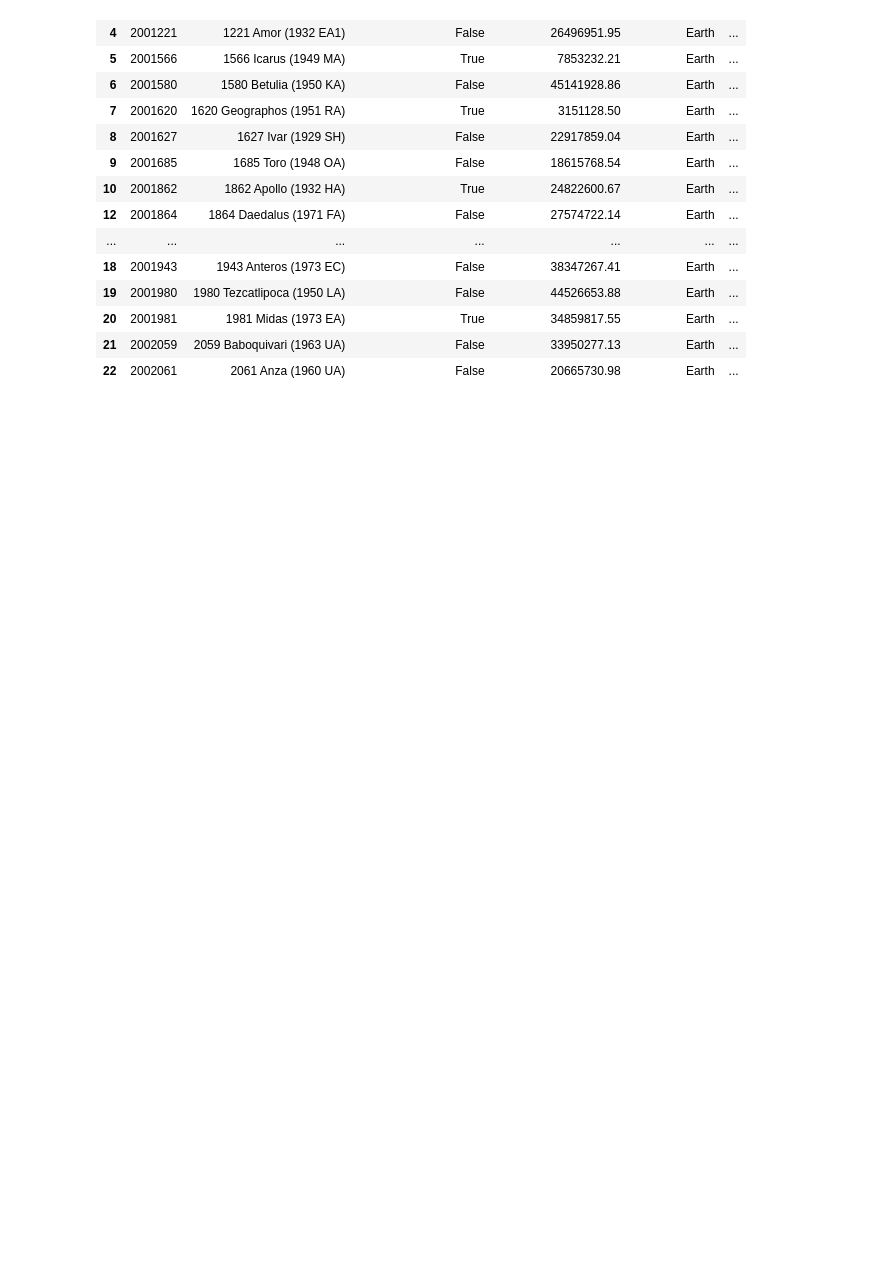
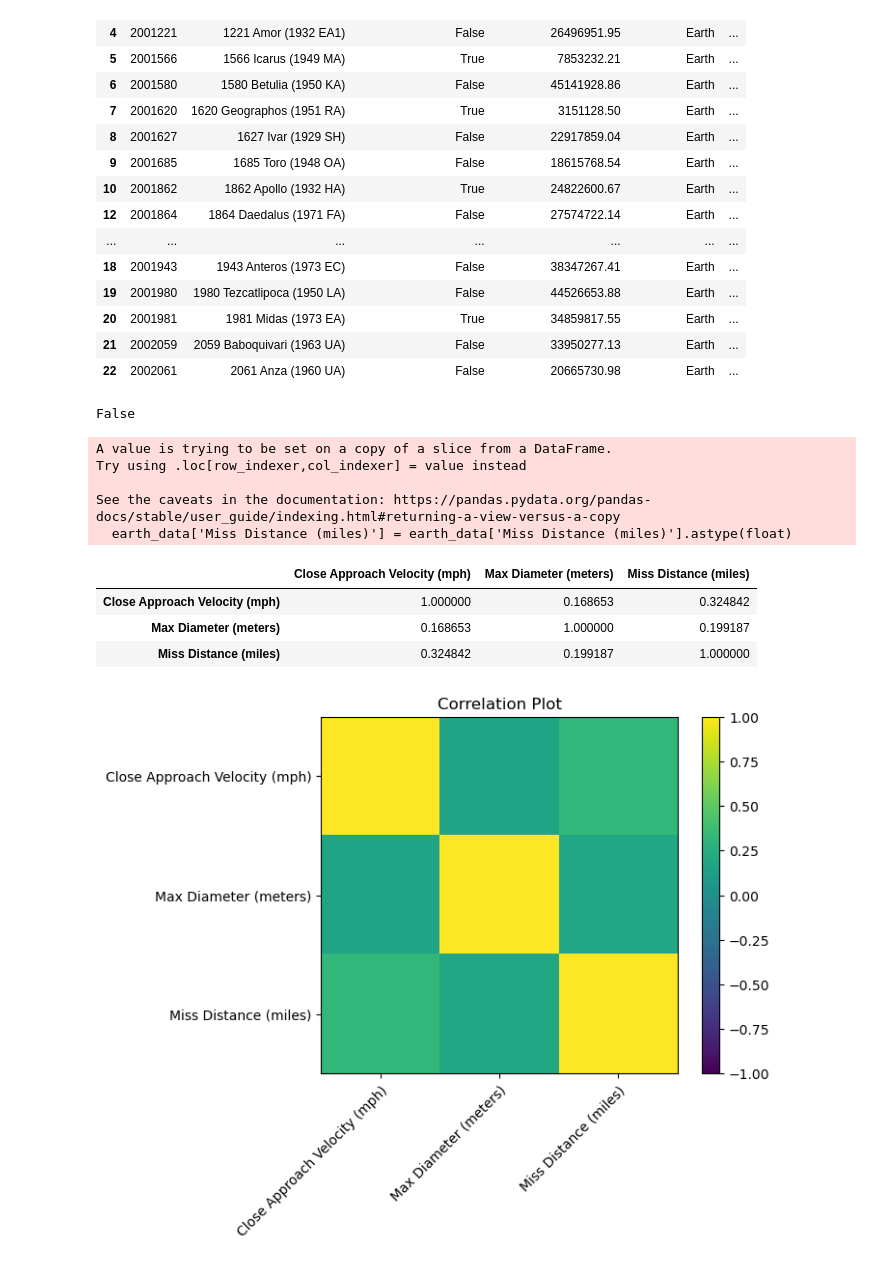
Before and after one commit to Bulaque/Team-2, a Jupyter notebook: Nasa_Analysis.ipynb, the cells around one changed output. Cells and saved outputs as stored; diff of their text form; code cells hidden in the pictures; blank space fills up the shorter version.

Commit message:
add new codes for cleaning, graphs, models

```diff
--- a/Nasa_Analysis.ipynb
+++ b/Nasa_Analysis.ipynb
@@ -123,0 +113,58 @@ earth_data.head(20)
+# %%
+##---- Checking for NaN values in the entire DataFrame
+print(earth_data.isna().any().any()) # no NaN values in the entire earth_data dataset
+# %% [output]
+False
+# %%
+##---- Change the data type of distance variable from string to float
+
+# In the above dataframe (earth_data), the data type of distance is string (I think it's because we used the format function),
+# so, to run any analysis, the datatype of the distance should be changed to float, so I ran the below code.
+earth_data['Miss Distance (miles)'] = earth_data['Miss Distance (miles)'].astype(float)
+# %% [output]
+A value is trying to be set on a copy of a slice from a DataFrame.
+Try using .loc[row_indexer,col_indexer] = value instead
+
+See the caveats in the documentation: https://pandas.pydata.org/pandas-docs/stable/user_guide/indexing.html#returning-a-view-versus-a-copy
+  earth_data['Miss Distance (miles)'] = earth_data['Miss Distance (miles)'].astype(float)
+# %%
+##---- Calculated correlations between three numeric variables of interest to check collinearity (i.e.higly correlated predictors)
+
+# Select the columns of interest
+selected_columns = ['Close Approach Velocity (mph)', 'Max Diameter (meters)', 'Miss Distance (miles)']
+
+# Extract the relevant data
+selected_data = earth_data[selected_columns]
+
+# Calculate the correlation matrix
+correlation_matrix = selected_data.corr()
+correlation_matrix
+# %% [output]
+|  | Close Approach Velocity (mph) | Max Diameter (meters) | Miss Distance (miles) |
+| Close Approach Velocity (mph) | 1.000000 | 0.168653 | 0.324842 |
+| Max Diameter (meters) | 0.168653 | 1.000000 | 0.199187 |
+| Miss Distance (miles) | 0.324842 | 0.199187 | 1.000000 |
+# %%
+##---- correlation plots among the 3 predictors in our model (velocity, diameter, distance)
+##---- seems like there might not be strong correlations between predictors, which is good! :)
+# Create a figure and axis
+fig, ax = plt.subplots()
+
+# Create a correlation plot using Matplotlib's imshow function
+cax = ax.imshow(correlation_matrix, cmap='viridis', vmin=-1, vmax=1)
+
+# Add colorbar
+cbar = fig.colorbar(cax)
+
+# Set the labels and title
+ax.set_xticks(np.arange(len(selected_columns)))
+ax.set_yticks(np.arange(len(selected_columns)))
+ax.set_xticklabels(selected_columns)
+ax.set_yticklabels(selected_columns)
+plt.setp(ax.get_xticklabels(), rotation=45, ha="right", rotation_mode="anchor")
+ax.set_title('Correlation Plot')
+
+# Show the plot
+plt.show()
+# %% [output]
+[figure, added]
```
Also changed, not shown: parts of 5 cells of this notebook, 1 other file.
